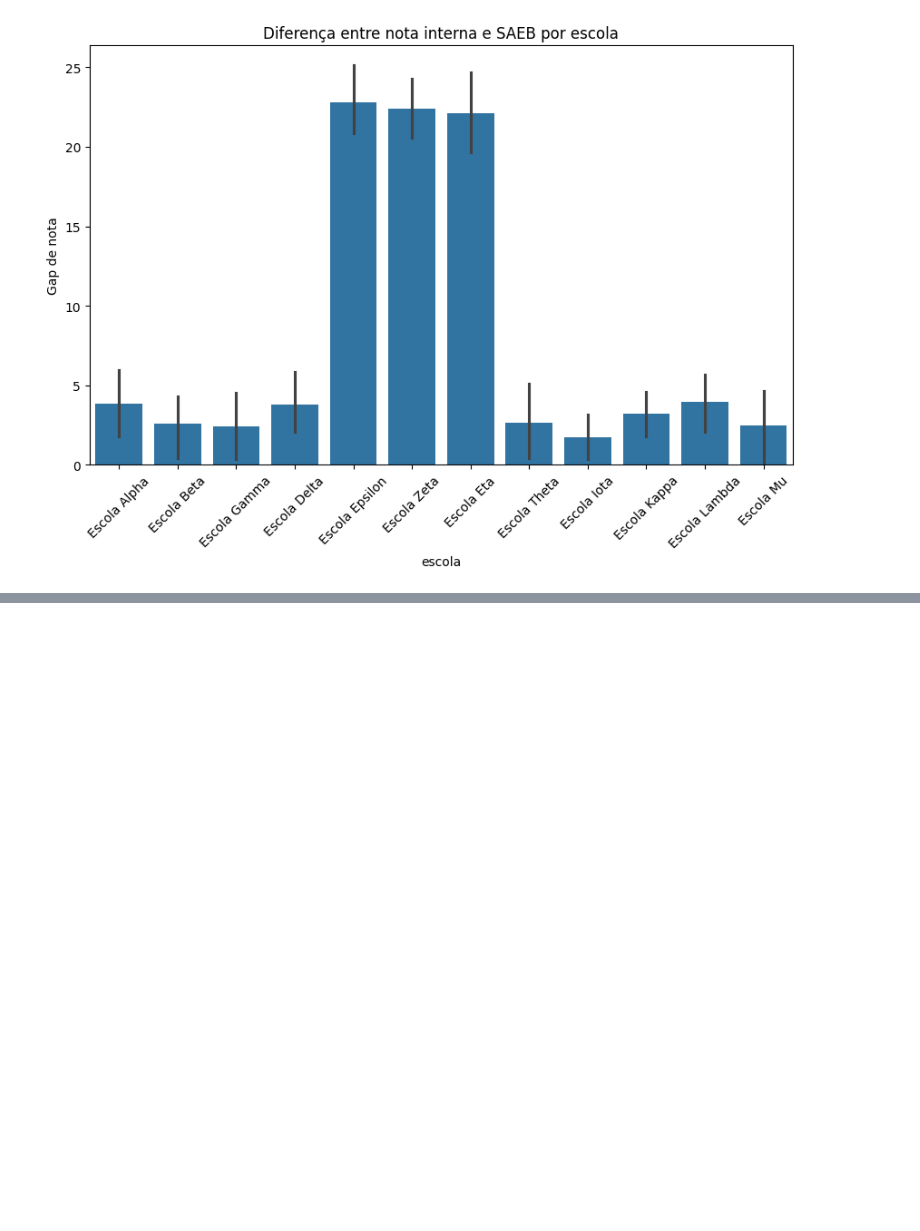
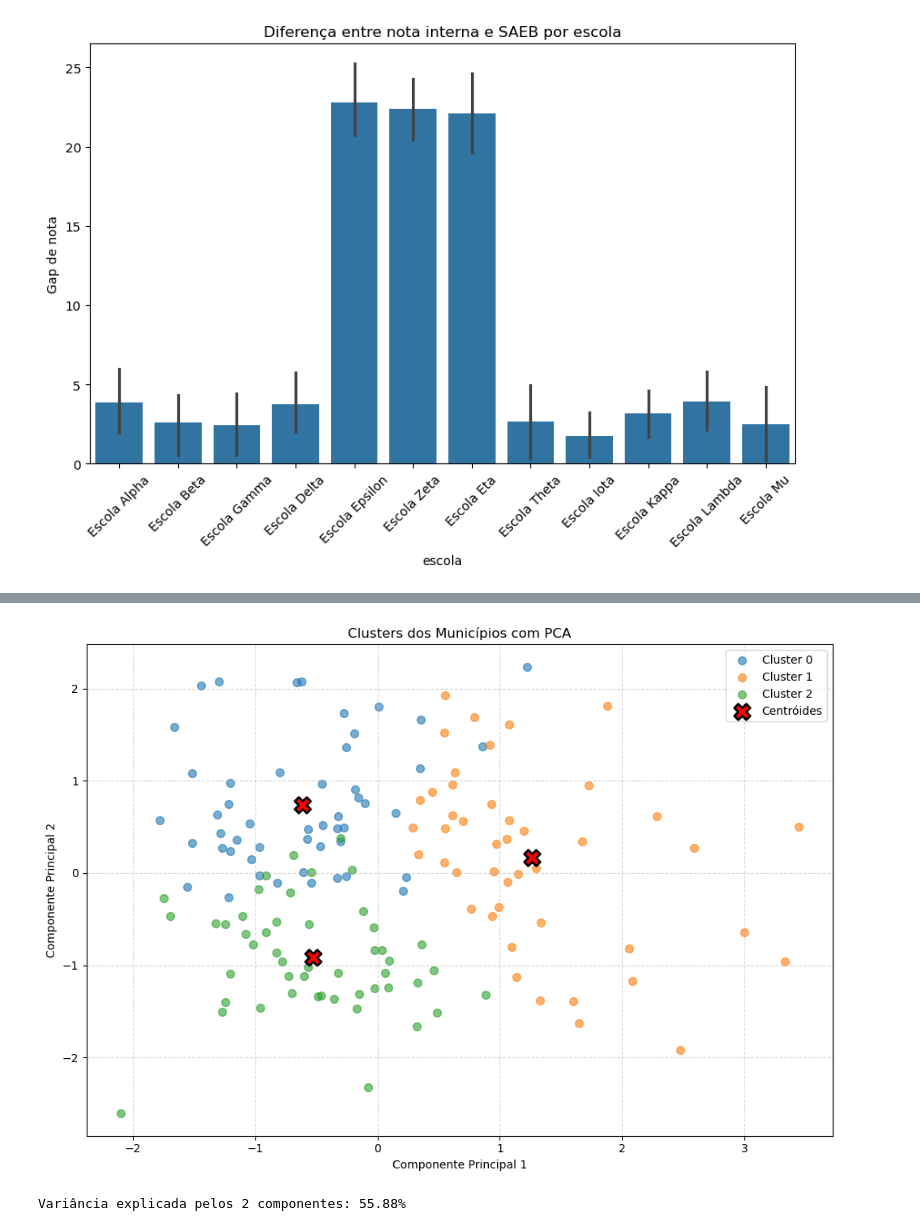
Before and after one commit to jose-alves-fn/operacao-nota-inflada-CDT13, a Jupyter notebook: notebooks/Projeto 04 - Operação Nota Inflada.IPYNB, the cells around one changed output, grey strips where cells are left out. Cells and saved outputs as stored; diff of their text form; code cells hidden in the pictures; blank space fills up the shorter version.

```diff
--- a/notebooks/Projeto 04 - Operação Nota Inflada.IPYNB
+++ b/notebooks/Projeto 04 - Operação Nota Inflada.IPYNB
@@ -971,0 +1160,46 @@ Text(0.5, 1.0, 'Linha de tendência interno vs SAEB')
+# %%
+# Redução para 2D com PCA
+pca = PCA(n_components=2, random_state=42)
+X_pca = pca.fit_transform(X_scaled)
+
+# Obter os centróides dos clusters no espaço PCA
+centroids_pca = pca.transform(kmeans.cluster_centers_)
+
+# Plotagem
+plt.figure(figsize=(10, 7))
+
+# Plotar os pontos de cada cluster com cores diferentes
+for cluster_id in range(k_optimo):
+    plt.scatter(
+        X_pca[clusters == cluster_id, 0],
+        X_pca[clusters == cluster_id, 1],
+        label=f'Cluster {cluster_id}',
+        alpha=0.6,
+        s=50
+    )
+
+# Plotar os centróides com marcador especial
+plt.scatter(
+    centroids_pca[:, 0],
+    centroids_pca[:, 1],
+    marker='X',
+    s=200,
+    c='red',
+    edgecolors='black',
+    linewidth=2,
+    label='Centróides'
+)
+
+plt.xlabel('Componente Principal 1')
+plt.ylabel('Componente Principal 2')
+plt.title('Clusters dos Municípios com PCA')
+plt.legend()
+plt.grid(True, linestyle='--', alpha=0.5)
+plt.tight_layout()
+plt.show()
+
+# (Opcional) Mostrar a variância explicada pelos componentes
+print(f"Variância explicada pelos 2 componentes: {pca.explained_variance_ratio_.sum():.2%}")
+# %% [output]
+[figure, added]
+Variância explicada pelos 2 componentes: 55.88%
```
Also changed, not shown: parts of 24 cells of this notebook, 2 other files.
